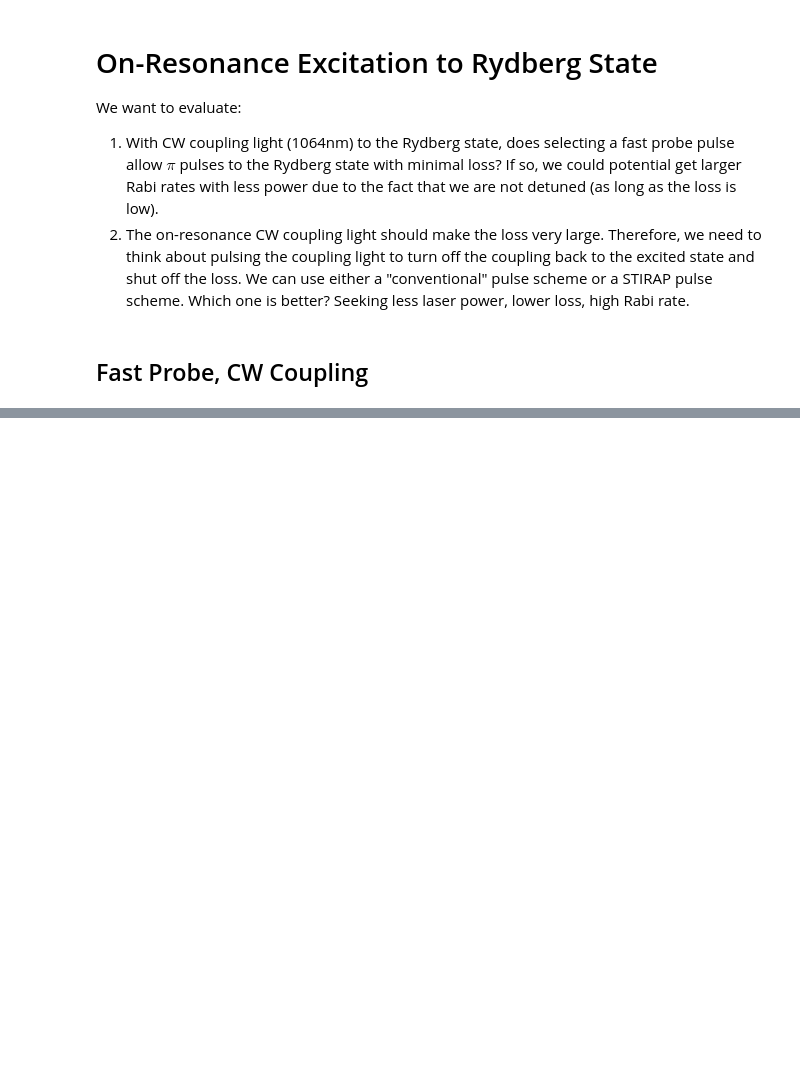
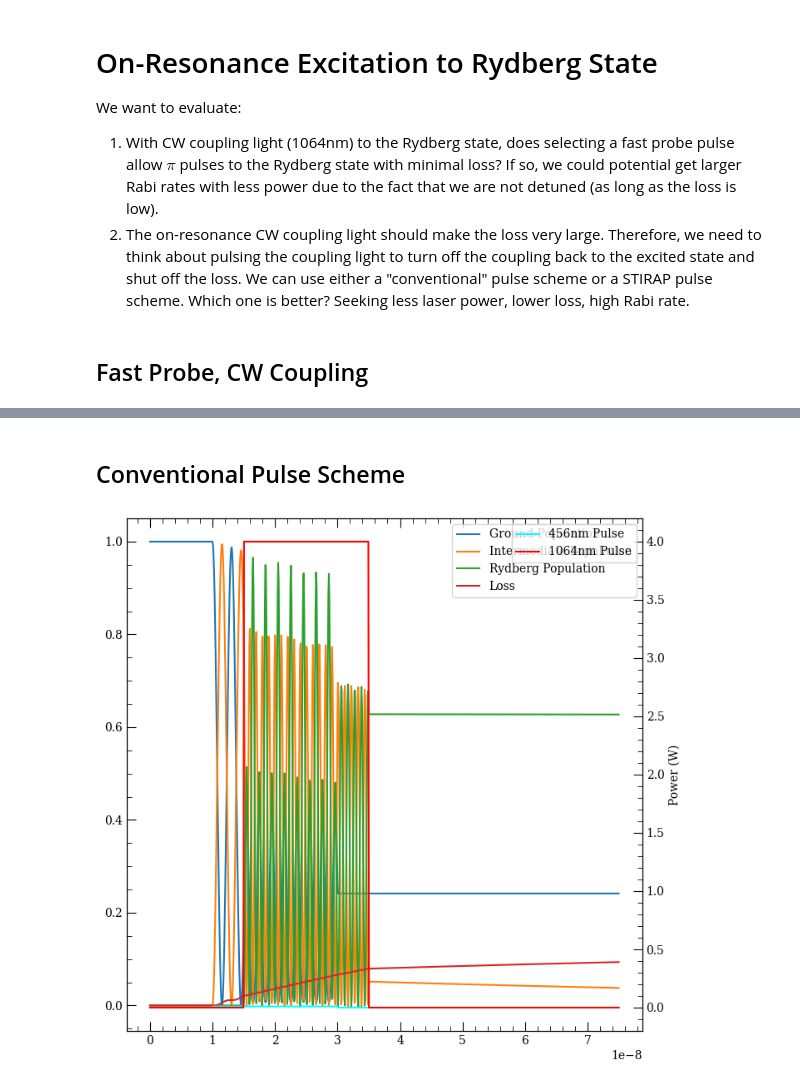
Before and after one commit to npeard/mmwave-calcs, a Jupyter notebook: notebooks/RydbergSTIRAP.ipynb, the cells around one changed output, grey strips where cells are left out. Saved outputs shown, nothing was run; the diff lists cells and outputs as text; code cells hidden in the pictures; blank space fills up the shorter version.

Commit message:
base code and plots for dual pulse simulations

```diff
--- a/notebooks/RydbergSTIRAP.ipynb
+++ b/notebooks/RydbergSTIRAP.ipynb
@@ -32,0 +33,9 @@ time: 13.5 s (started: 2024-05-01 10:33:48 -07:00)
+# %% [markdown]
+## Conventional Pulse Scheme
+# %%
+rydnamics.plot_duo_pulse(probe_duration=0, probe_delay=10e-9, probe_hold=20e-9,
+        probe_peak_power=10e-3, couple_duration=0, couple_delay=15e-9,
+        couple_hold=20e-9, couple_peak_power=4,
+        Delta=0.0)
+# %% [output]
+[figure, added]
```
Also changed, not shown: parts of 7 cells of this notebook, 4 other files.
